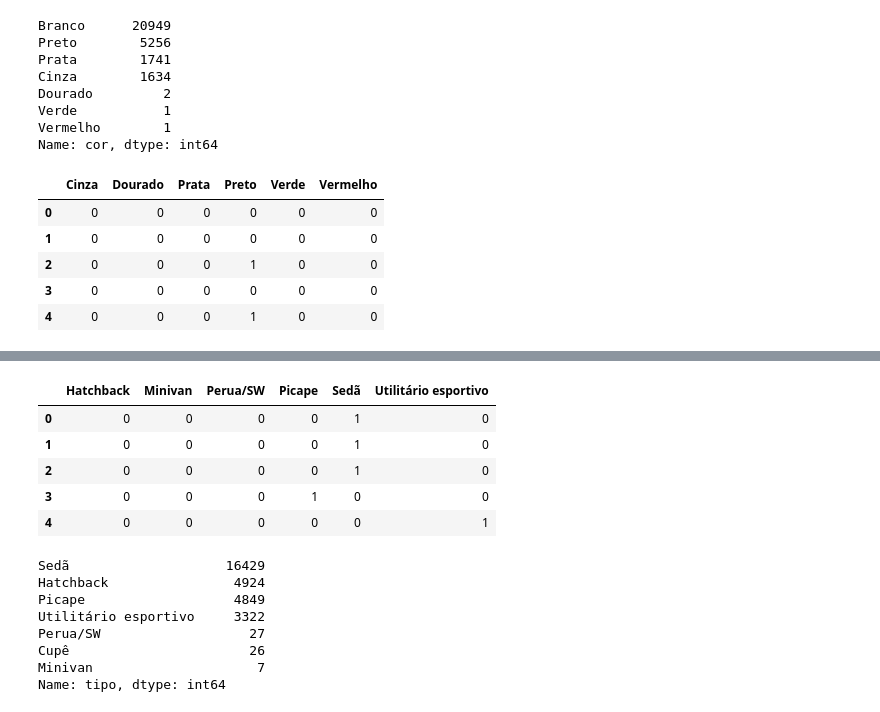
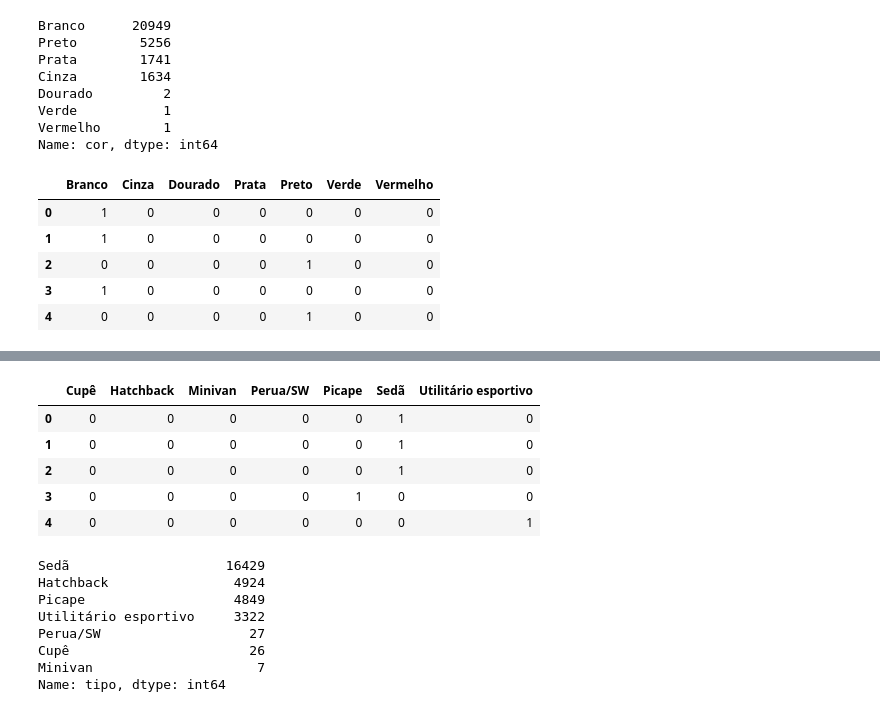
Before and after one commit to maria-luiza-ramos/Desafio_lighthouse, a Jupyter notebook: Desafio.ipynb, the cells around one changed output, grey strips where cells are left out. Saved outputs shown, nothing was run; the diff lists cells and outputs as text; code cells hidden in the pictures.

```diff
--- a/Desafio.ipynb
+++ b/Desafio.ipynb
@@ -504,7 +246,7 @@ df_carros.head()
 # %%
 #começando pela variável marca, cria colunas_marca com ohe
 
-colunas_marca = pd.get_dummies(df_carros['marca'], drop_first=True, prefix='marca')
+df_carros_colunas_marca = pd.get_dummies(df_carros['marca'], prefix='marca')
 
-colunas_marca.head()
+df_carros_colunas_marca.head()
 # %% [output]
@@ -517,7 +259,7 @@ colunas_marca.head()
 # %%
 #encorporando a contenação ao df_carros e del a coluna marca
 
-df_carros = pd.concat([df_carros, colunas_marca], axis=1)
+df_carros = pd.concat([df_carros, df_carros_colunas_marca], axis=1)
 
 df_carros = df_carros.drop('marca', axis=1)
 
@@ -552,7 +292,7 @@ array(['KICKS', 'COMPASS', 'SORENTO', 'AMAROK', 'KORANDO', 'HB20S',
        'M 850i', 'G 63 AMG', 'M4', 'GLC 220d', 'S40', 'RCZ', 'PASEO',
        'SLK 230'], dtype=object)
 # %%
-colunas_modelo = pd.get_dummies(df_carros['modelo'], drop_first=True, prefix='modelo')
+df_carros_colunas_modelo = pd.get_dummies(df_carros['modelo'],  prefix='modelo')
 
-colunas_modelo.head()
+df_carros_colunas_modelo.head()
 # %% [output]
@@ -565,7 +305,7 @@ colunas_modelo.head()
 # %%
 #encorporando a contenação ao df_carros e del a coluna modelo
 
-df_carros = pd.concat([df_carros, colunas_modelo], axis=1)
+df_carros = pd.concat([df_carros, df_carros_colunas_modelo], axis=1)
 
 df_carros = df_carros.drop('modelo', axis=1)
 
@@ -591,14 +331,14 @@ Verde           1
 Vermelho        1
 Name: cor, dtype: int64
 # %%
-colunas_cor = pd.get_dummies(df_carros['cor'], drop_first=True)
+df_carros_colunas_cor = pd.get_dummies(df_carros['cor'])
 
-colunas_cor.head()
+df_carros_colunas_cor.head()
 # %% [output]
-|  | Cinza | Dourado | Prata | Preto | Verde | Vermelho |
-| 0 | 0 | 0 | 0 | 0 | 0 | 0 |
-| 1 | 0 | 0 | 0 | 0 | 0 | 0 |
-| 2 | 0 | 0 | 0 | 1 | 0 | 0 |
-| 3 | 0 | 0 | 0 | 0 | 0 | 0 |
-| 4 | 0 | 0 | 0 | 1 | 0 | 0 |
+|  | Branco | Cinza | Dourado | Prata | Preto | Verde | Vermelho |
+| 0 | 1 | 0 | 0 | 0 | 0 | 0 | 0 |
+| 1 | 1 | 0 | 0 | 0 | 0 | 0 | 0 |
+| 2 | 0 | 0 | 0 | 0 | 1 | 0 | 0 |
+| 3 | 1 | 0 | 0 | 0 | 0 | 0 | 0 |
+| 4 | 0 | 0 | 0 | 0 | 1 | 0 | 0 |
 # %%
@@ -617,19 +355,16 @@ df_carros.head()
 | 3 | 568625098268499334280863723901594... | 14.0 | 2.0 | 2013 | 2015.0 | 85357.0 | Automática | 4 | Picape | ... |
 | 4 | 338980975753200343894519909855598... | 8.0 | 2.0 | 2013 | 2015.0 | 71491.0 | Automática | 4 | Utilitário esportivo | ... |
 # %%
-# Analisando coluna tipo
+df_carros_colunas_tipo = pd.get_dummies(df_carros['tipo'])
 
-
-colunas_tipo = pd.get_dummies(df_carros['tipo'], drop_first=True)
-
-colunas_tipo.head()
+df_carros_colunas_tipo.head()
 # %% [output]
-|  | Hatchback | Minivan | Perua/SW | Picape | Sedã | Utilitário esportivo |
-| 0 | 0 | 0 | 0 | 0 | 1 | 0 |
-| 1 | 0 | 0 | 0 | 0 | 1 | 0 |
-| 2 | 0 | 0 | 0 | 0 | 1 | 0 |
-| 3 | 0 | 0 | 0 | 1 | 0 | 0 |
-| 4 | 0 | 0 | 0 | 0 | 0 | 1 |
+|  | Cupê | Hatchback | Minivan | Perua/SW | Picape | Sedã | Utilitário esportivo |
+| 0 | 0 | 0 | 0 | 0 | 0 | 1 | 0 |
+| 1 | 0 | 0 | 0 | 0 | 0 | 1 | 0 |
+| 2 | 0 | 0 | 0 | 0 | 0 | 1 | 0 |
+| 3 | 0 | 0 | 0 | 0 | 1 | 0 | 0 |
+| 4 | 0 | 0 | 0 | 0 | 0 | 0 | 1 |
 # %%
 df_carros['tipo'].value_counts()
 # %% [output]
```
Also changed, not shown: parts of 112 cells of this notebook, 3 other files.
